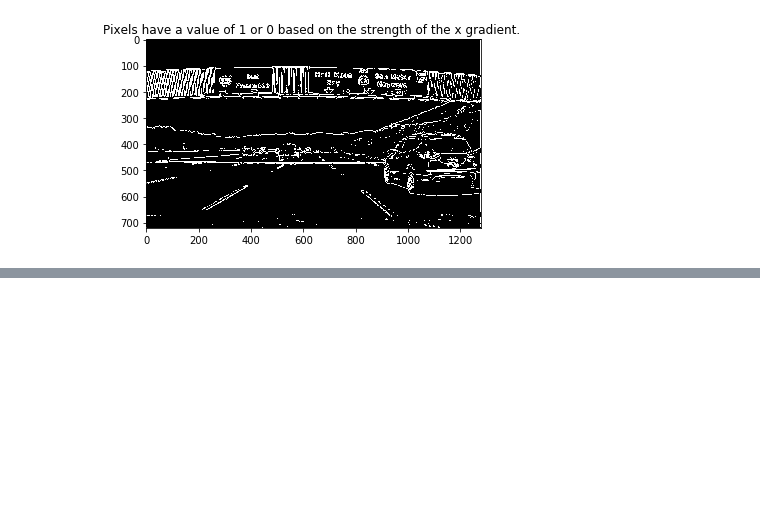
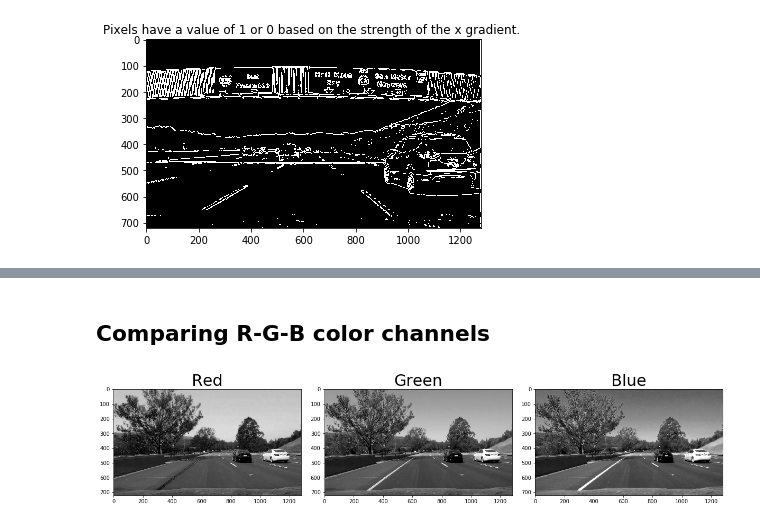
Before and after one commit to leclair-7/Robot-Simulator, a Jupyter notebook: ComputerVision/Sobel_operators.ipynb, the cells around one changed output, grey strips where cells are left out. Cells and saved outputs as stored; diff of their text form; code cells hidden in the pictures; blank space fills up the shorter version.

```diff
--- a/ComputerVision/Sobel_operators.ipynb
+++ b/ComputerVision/Sobel_operators.ipynb
@@ -142,0 +190,20 @@ Text(0.5,1,'Direction of the Gradient')
+# %% [markdown]
+## Comparing R-G-B color channels
+# %%
+image = cv2.cvtColor(image, cv2.COLOR_RGB2BGR)
+R = image[:,:,0]
+G = image[:,:,1]
+B = image[:,:,2]
+def display_three(R,G,B,t1,t2,t3):
+    f, (ax1, ax2, ax3) = plt.subplots(1, 3, figsize=(16, 5))
+    f.tight_layout()
+    ax1.imshow(R,cmap='gray')
+    ax1.set_title(t1, fontsize=30)
+    ax2.imshow(G,cmap='gray')
+    ax2.set_title(t2, fontsize=30)
+    ax3.imshow(B,cmap='gray')
+    ax3.set_title(t3, fontsize=30)
+    plt.subplots_adjust(left=0., right=1, top=0.9, bottom=0.)
+display_three(R,G,B,"Red",'Green','Blue')
+# %% [output]
+[figure, added]
```
Also changed, not shown: parts of 11 cells of this notebook.
